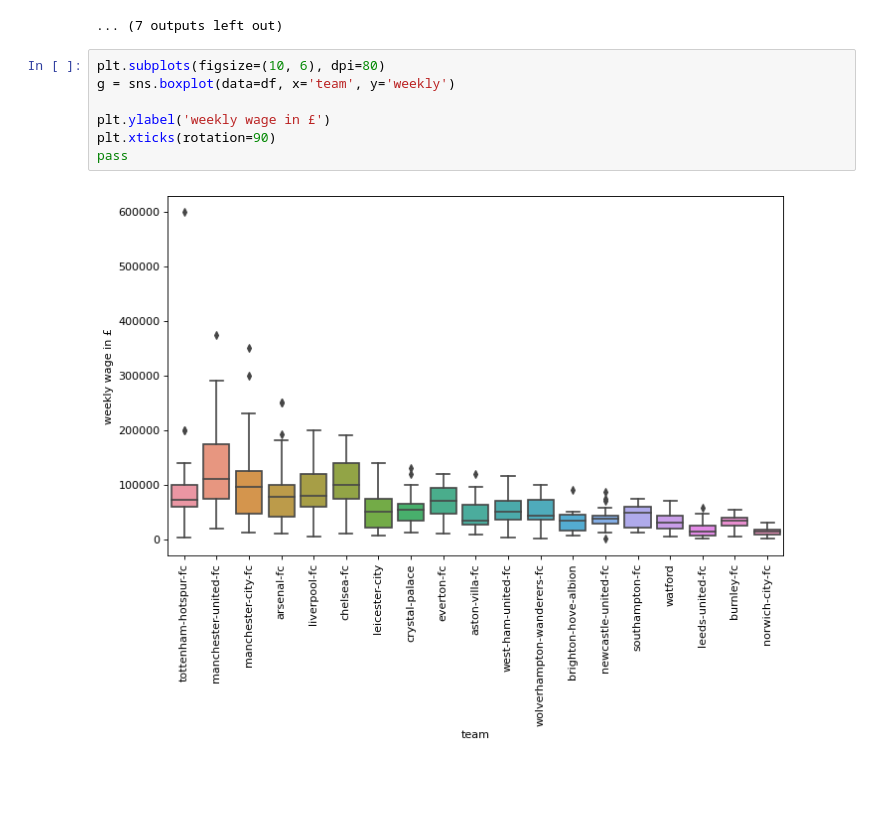
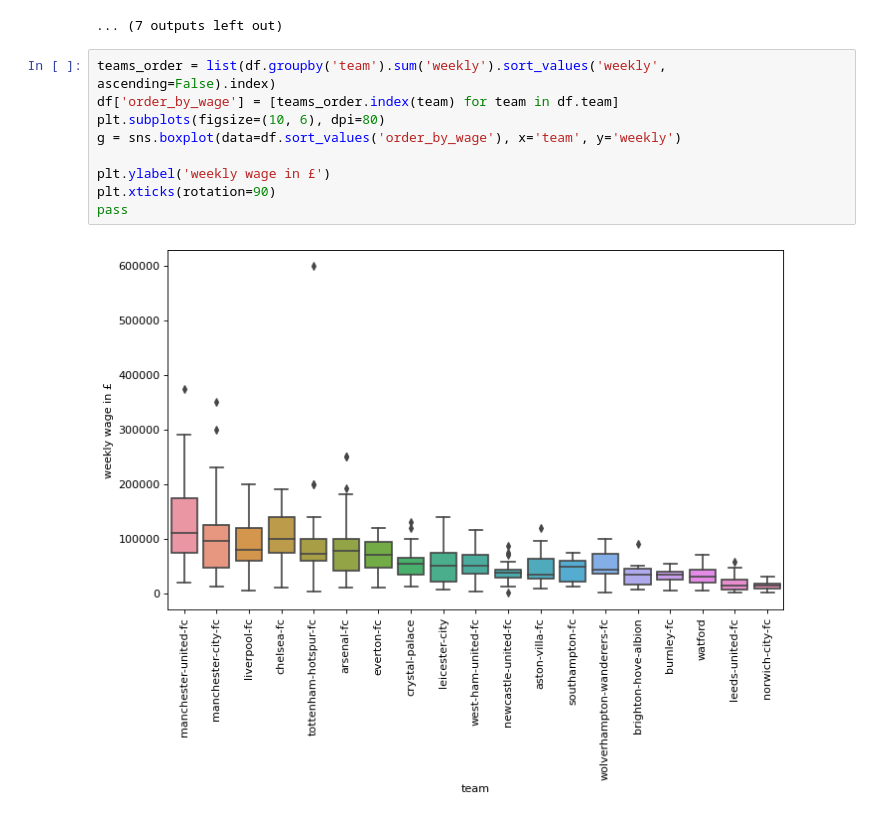
Before and after one commit to StatsStuff/WAGNH, a Jupyter notebook: Wage Structures/EPL Teams wage structure.ipynb, the cells around one changed output. Cells and saved outputs as stored; diff of their text form; blank space fills up the shorter version.

Commit message:
Sort by total wage bill

```diff
--- a/Wage Structures/EPL Teams wage structure.ipynb
+++ b/Wage Structures/EPL Teams wage structure.ipynb
@@ -99,11 +99,13 @@ for team in teams:
 [figure]
 ... (7 outputs left out)
 # %%
+teams_order = list(df.groupby('team').sum('weekly').sort_values('weekly', ascending=False).index)
+df['order_by_wage'] = [teams_order.index(team) for team in df.team]
 plt.subplots(figsize=(10, 6), dpi=80)
-g = sns.boxplot(data=df, x='team', y='weekly')
+g = sns.boxplot(data=df.sort_values('order_by_wage'), x='team', y='weekly')
 
 plt.ylabel('weekly wage in £')
 plt.xticks(rotation=90)
 pass
 # %% [output]
-[figure, old version]
+[figure, new version]
```
Also changed, not shown: parts of 1 cell of this notebook, 2 other files.
